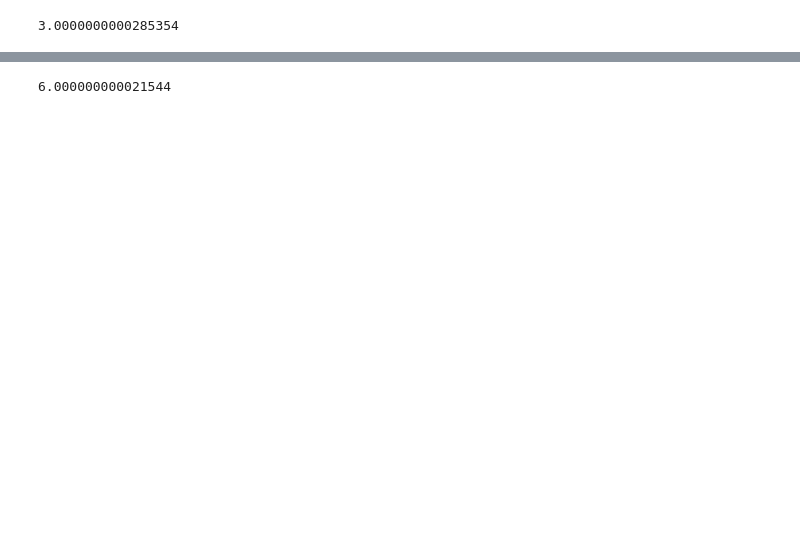
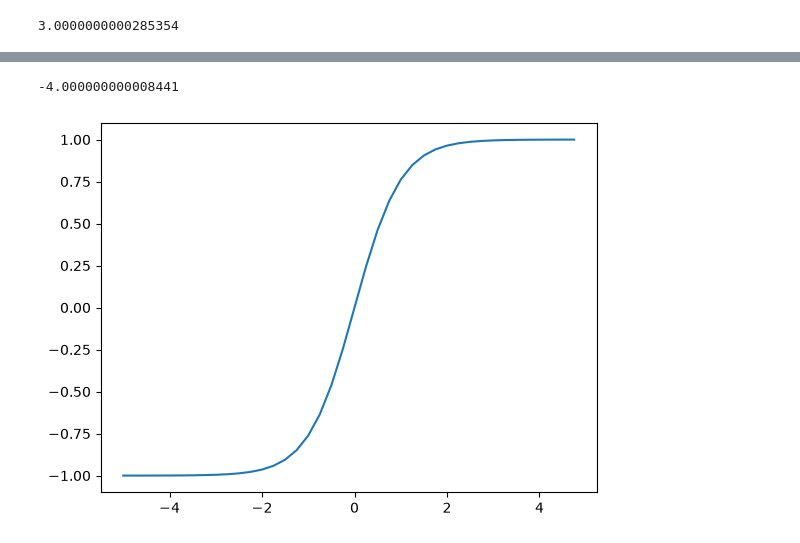
Before and after one commit to rudraksh-tyagi/ai-ml-log, a Jupyter notebook: neural_network/andrej_karapathy_zero_to_hero/micrograd.ipynb, the cells around one changed output, grey strips where cells are left out. Cells and saved outputs as stored; diff of their text form; code cells hidden in the pictures; blank space fills up the shorter version.

```diff
--- a/neural_network/andrej_karapathy_zero_to_hero/micrograd.ipynb
+++ b/neural_network/andrej_karapathy_zero_to_hero/micrograd.ipynb
@@ -76,16 +76,26 @@ f = Value(-2.0)
 L = d*f
 L1 = L.data
 
-a = Value(2.0 + h)
+a = Value(2.0 )
 b = Value(-3.0)
 c = Value(10.0)
-e = a*b
+b.data += h
+e   = a*b
 d = e+c
-f = Value(-2.0)
+# d.data += h
+f = Value(-2.0 )
 L = d*f
 L2 = L.data
 
 dydx = (L2 - L1) / h
 print(dydx)
 # %% [output]
-6.000000000021544
+-4.000000000008441
+# %%
+
+plt.plot(np.arange(-5, 5, 0.25),np.tanh(np.arange(-5, 5, 0.25)))
+# plt.xlabel(X.label)
+# plt.ylabel(Y.label)
+plt.show()
+# %% [output]
+[figure, added]
```
Also changed, not shown: parts of 2 cells of this notebook, 2 other files.
